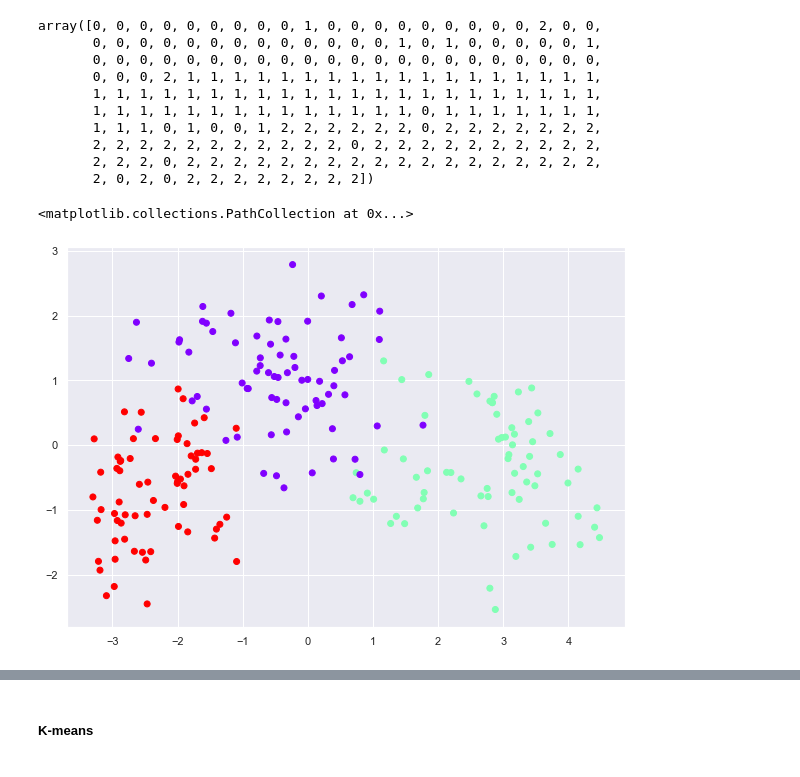
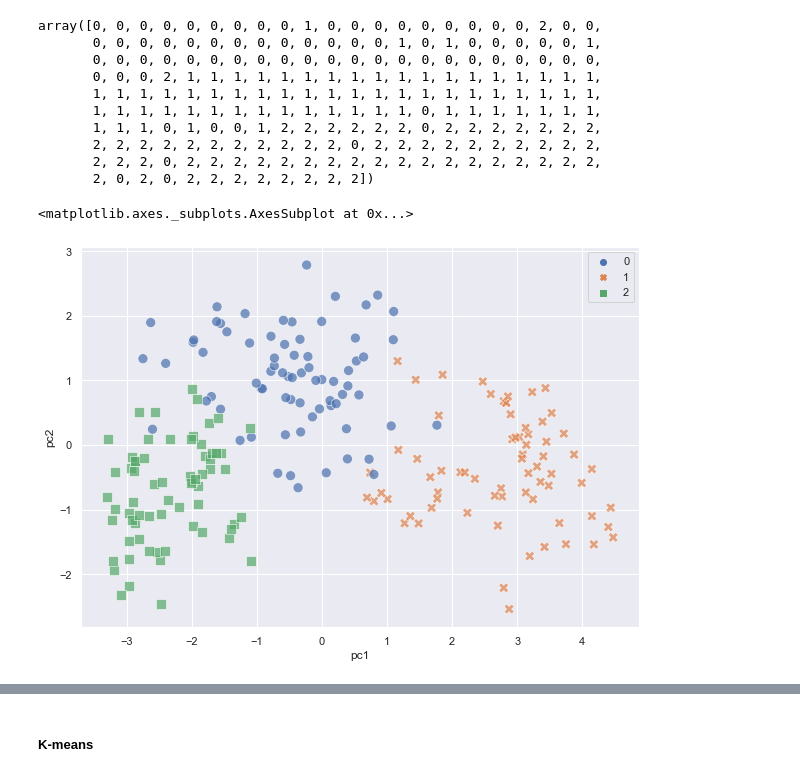
Before and after one commit to christinalchang/ucdavis-sta160, a Jupyter notebook: seeds.ipynb, the cells around one changed output, grey strips where cells are left out. Drawn from its saved outputs; the diff is of its cells as text; code cells hidden in the pictures.

```diff
--- a/seeds.ipynb
+++ b/seeds.ipynb
@@ -178,7 +176,9 @@ array([0, 0, 0, 0, 0, 0, 0, 0, 0, 1, 0, 0, 0, 0, 0, 0, 0, 0, 0, 2, 0, 0,
 # %%
 # Plot the clusters using the PCs, and color them using results from hierarchical clustering
 plt.figure(figsize=(10, 7))
-plt.scatter(pca_df.pc1, pca_df.pc2, c=cluster.labels_, cmap='rainbow')
+sns.scatterplot(pca_df.pc1, pca_df.pc2,
+                hue=np.array(cluster.labels_).astype(str), style=np.array(cluster.labels_).astype(str),
+                s=100, alpha=0.7, palette='deep')
 # %% [output]
-<matplotlib.collections.PathCollection at 0x...>
+<matplotlib.axes._subplots.AxesSubplot at 0x...>
-[figure, old version]
+[figure, new version]
```
Also changed, not shown: parts of 4 cells of this notebook.
